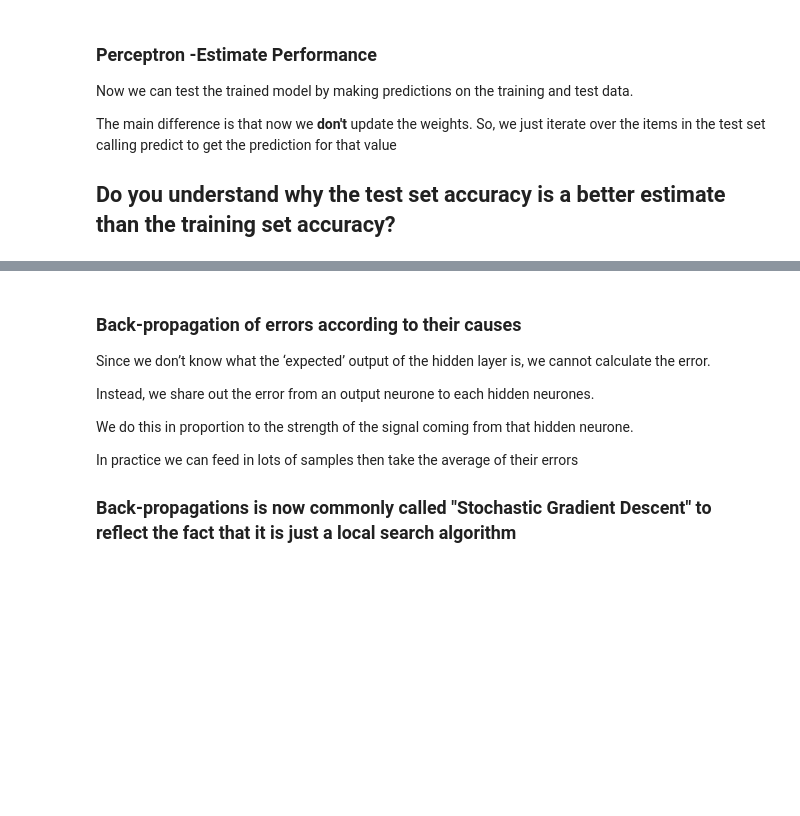
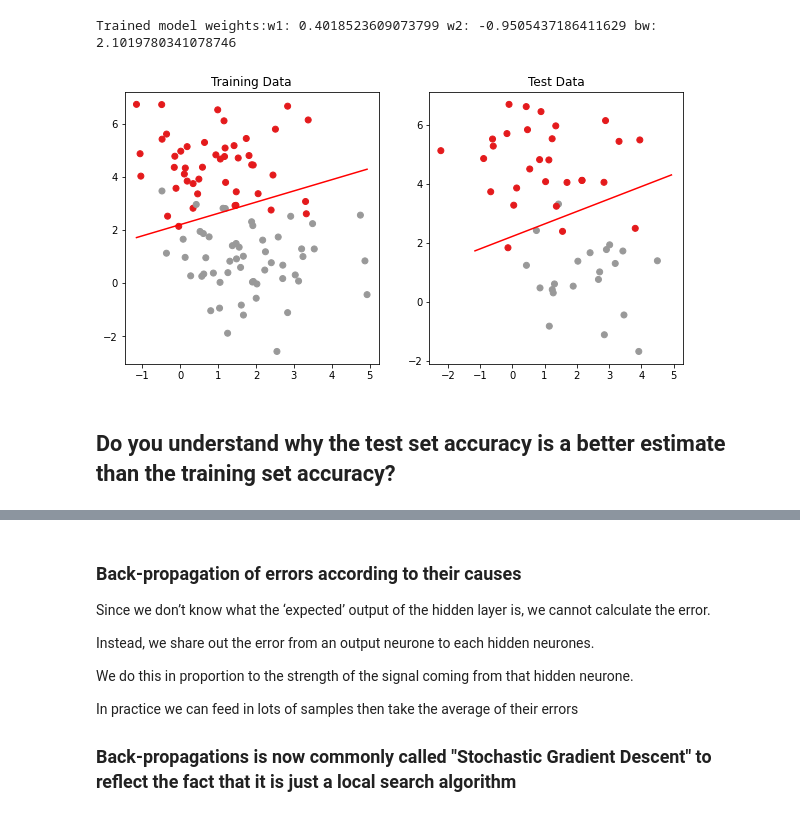
Before and after one commit to jim-smith/AI_Module, a Jupyter notebook: lectures/ANN2_MLP.ipynb, the cells around one changed output, grey strips where cells are left out. Drawn from its saved outputs; the diff is of its cells as text; code cells hidden in the pictures; blank space fills up the shorter version.

```diff
--- a/lectures/ANN2_MLP.ipynb
+++ b/lectures/ANN2_MLP.ipynb
@@ -129,5 +102,5 @@ See AI illuminated p297+ for a worked example
 # %%
-from random import random
+
 
 class two_input_perceptron:
     def  __init__( self,learningRate):
@@ -137,8 +110,8 @@ class two_input_perceptron:
         self.learningRate = learningRate
         print(" starting with initial random weights {:.4f}, {:.4f} and {:.4f}".format(self.weight1,self.weight2,self.biasweight))
 
-    def predict(self, input1, input2) -> int: # let it take continuous inputs
-        summedInput = input1*self.weight1 +input2*self.weight2 + 1*self.biasweight
+    def predict(self, input1, input2) -> int:
+        summedInput = input1*self.weight1 +input2*self.weight2 + 1*self.biasweight #bias is always +1
         if summedInput>0:
             return 1
         else:
@@ -149,16 +122,13 @@ class two_input_perceptron:
         if(error == 0):
             return 0
         else:
-            self.biasweight += error * 1 *self.learningRate # bias is always +1
-            if (in1>0):
-                self.weight1 += error * in1 * self.learningRate
-            if (in2>0):
-                self.weight2 += error * in2 * self.learningRate
+            self.biasweight += error * 1   * self.learningRate # bias is always +1
+            self.weight1    += error * in1 * self.learningRate
+            self.weight2    += error * in2 * self.learningRate
             return 1
 
     def fit(self,train_X,train_y, maxEpochs,verbose=True):
         for epoch in range (maxEpochs):
-            output = showPerceptron
             errors = 0
             for testcase in range (len(train_y)):
                 errors += self.update_weights(train_X[testcase][0], train_X[testcase][1],train_y[testcase])
@@ -243,0 +238,3 @@ ax[1].title.set_text("Test")
+# %%
+myPerceptron = two_input_perceptron(0.1)
+myPerceptron.fit(train_x,train_y, 50,verbose=True)
@@ -244,29 +259,18 @@ ax[1].title.set_text("Test")
 # %%
-print('learning more complex 2-class data')
-myPerceptron = two_input_perceptron(0.1)
-myPerceptron.fit(train_x,train_y, 50,verbose=False)
 bias_w,w1,w2= myPerceptron.getWeights()
-
-print("Trained model weights:")
-print("w1: " + str(w1) + " w2: " + str(w2) + " bw: " + str(bias_w))
+print("Trained model weights:w1: " + str(w1) + " w2: " + str(w2) + " bw: " + str(bias_w))
 
 # Create the range of values for decision boundary
 x_range = np.linspace(train_x[:,0].min(), train_x[:,0].max(), 10)
 y_range = [((-w1/w2) * x) + (-bias_w/w2) for x in x_range]
-# Plot the training amnd test data and the decision boundary
+# Plot the training and test data and the decision boundary
 figure, ax = plt.subplots(1,2,figsize=(10, 5))
-ax[0].scatter(train_x[:,0], train_x[:,1], c=train_y)
+ax[0].scatter(train_x[:,0], train_x[:,1], c=train_y,cmap='Set1')
 ax[0].set_title("Training Data")
 ax[0].plot(x_range, y_range, color='r')
-ax[1].scatter(test_x[:,0],test_x[:,1],c=test_y)
+ax[1].scatter(test_x[:,0],test_x[:,1],c=test_y,cmap='Set1')
 ax[1].set_title("Test Data")
-ax[1].plot(x_range, y_range, color='r')
+_=ax[1].plot(x_range, y_range, color='r')
+# %% [output]
+Trained model weights:w1: 0.4018523609073799 w2: -0.9505437186411629 bw: 2.1019780341078746
+[figure, added]
-# %% [markdown]
-### Perceptron -Estimate Performance
-
-Now we can test the trained model by making predictions on the training and test data.
-
-The main difference is that now we **don't** update the weights.
-So, we just iterate over the items in the test set calling predict to get the prediction for that value
-
-## Do you understand why the test set accuracy is a better estimate than the training set accuracy?
@@ -294,3 +277,6 @@ print('On the test set there were {} errors.\nThis means that our best estimate
+# %% [markdown]
+
+## Do you understand why the test set accuracy is a better estimate than the training set accuracy?
 # %% [markdown]
 ## Going beyond single straight decision boundaries
 <div style="float: right; width: 50%">
```
Also changed, not shown: parts of 23 cells of this notebook, 8 other files.
